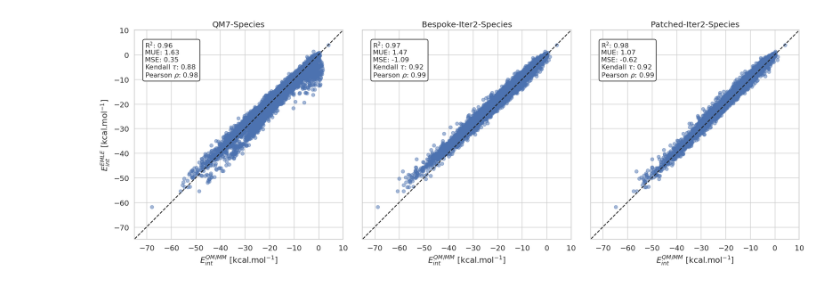
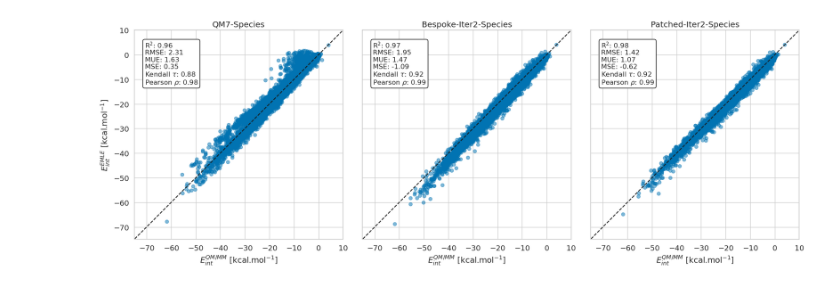
Before and after one commit to michellab/EMLE_HFE_SI, a Jupyter notebook: figures/figure_3/performance_testing_dataset.ipynb, the cells around one changed output. Drawn from its saved outputs; the diff is of its cells as text; code cells hidden in the pictures.

```diff
--- a/figures/figure_3/performance_testing_dataset.ipynb
+++ b/figures/figure_3/performance_testing_dataset.ipynb
@@ -62,9 +62,12 @@ for model_name, model_path in models_dict.items():
         xyz_mm,
     )
 
+    e_static_emle = e_static_emle.detach().cpu().numpy()
+    e_ind_emle = e_ind_emle.detach().cpu().numpy()
+
     emle_energy_dict[model_name] = {
-        "e_static_emle": e_static_emle.detach() * HARTEE_TO_KJ_MOL,
-        "e_ind_emle": e_ind_emle.detach() * HARTEE_TO_KJ_MOL,
+        "e_static_emle": e_static_emle * HARTEE_TO_KJ_MOL,
+        "e_ind_emle": e_ind_emle * HARTEE_TO_KJ_MOL,
     }
 
 
@@ -74,19 +77,20 @@ with open("emle_energy_dict.pkl", "wb") as f:
 def compute_metrics(true_values, predicted_values):
     """Compute the mean unsigned error (MUE), mean signed error (MSE), spearmans rho, Kendall's tau, and R2 score."""
 
+    rmse = np.sqrt(np.mean((predicted_values - true_values) ** 2))
     mue = np.mean(np.abs(predicted_values - true_values))
     mse = np.mean(predicted_values - true_values)
     kendall = kendalltau(true_values, predicted_values)[0]
     pearson = pearsonr(true_values, predicted_values)[0]
     r2 = r2_score(true_values, predicted_values)
 
-    return mue, mse, kendall, pearson, r2
+    return mue, mse, kendall, pearson, r2, rmse
 # %%
 import matplotlib.pyplot as plt
 import numpy as np
 import seaborn as sns
 
-sns.set(style="whitegrid", font_scale=1.2)
+sns.set(style="whitegrid", font_scale=1.2, palette="colorblind")
 fig, axes = plt.subplots(1, 3, figsize=(18, 6), sharex=True, sharey=True)
 
 x = np.linspace(-1000, 1000, 100)
@@ -101,37 +105,37 @@ for i, (model_name, emle_energy) in enumerate(emle_energy_dict.items()):
     axes[i].set_ylim(*ylims)
     axes[i].plot(x, y, "k--", label="Reference Line")
 
-    predicted = emle_energy["e_static_emle"].numpy() + emle_energy["e_ind_emle"].numpy()
+    predicted = emle_energy["e_static_emle"]+ emle_energy["e_ind_emle"]
     reference = e_static_ref.numpy() + e_ind_ref.numpy()
 
     predicted = predicted / 4.184
     reference = reference / 4.184
 
-    mue, mse, kendall, pearson, r2 = compute_metrics(reference, predicted)
+    mue, mse, kendall, pearson, r2, rmse = compute_metrics(reference, predicted)
 
-    scatter = axes[i].scatter(predicted, reference, cmap='Blues', label="Static", alpha=0.5)
+    scatter = axes[i].scatter(reference, predicted, cmap='Blues', label="Static", alpha=0.5)
 
     axes[i].set_xlabel("$E^{QM/MM}_{int}$ [kcal.mol$^{-1}]$")
     #axes[i].set_ylabel("$E^{EMLE}$ [kcal.mol$^{-1}]$")
     axes[i].set_title(f"{model_name}")
 
     # Display RMSE, MSE, R^2 on the Static plot
     axes[i].text(
         0.05,
         0.95,
-        f"R$^2$: {r2:.2f}\nMUE: {mue:.2f}\nMSE: {mse:.2f}\nKendall $\\tau$: {kendall:.2f}\nPearson $\\rho$: {pearson:.2f}",
+        f"R$^2$: {r2:.2f}\nRMSE: {rmse:.2f} \nMUE: {mue:.2f}\nMSE: {mse:.2f}\nKendall $\\tau$: {kendall:.2f}\nPearson $\\rho$: {pearson:.2f}",
         transform=axes[i].transAxes,
         fontsize=12,
         verticalalignment="top",
         horizontalalignment="left",
         bbox=dict(facecolor="white", edgecolor="black", boxstyle="round,pad=0.3"),
     )
 
 axes[0].set_ylabel("$E^{EMLE}_{int}$ [kcal.mol$^{-1}]$")
 
 plt.tight_layout()
 plt.savefig("emle_models_perf.pdf", dpi=300, bbox_inches="tight")
 
 plt.show()
 # %% [output]
-[figure, old version]
+[figure, new version]
```
Also changed, not shown: 11 other files.
